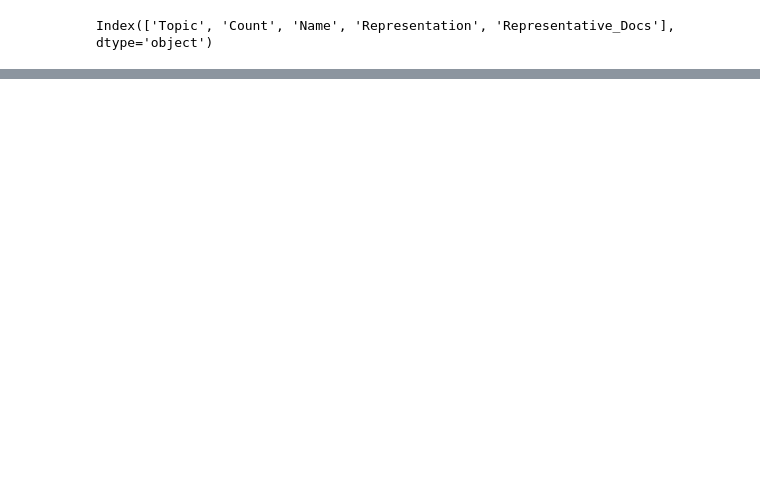
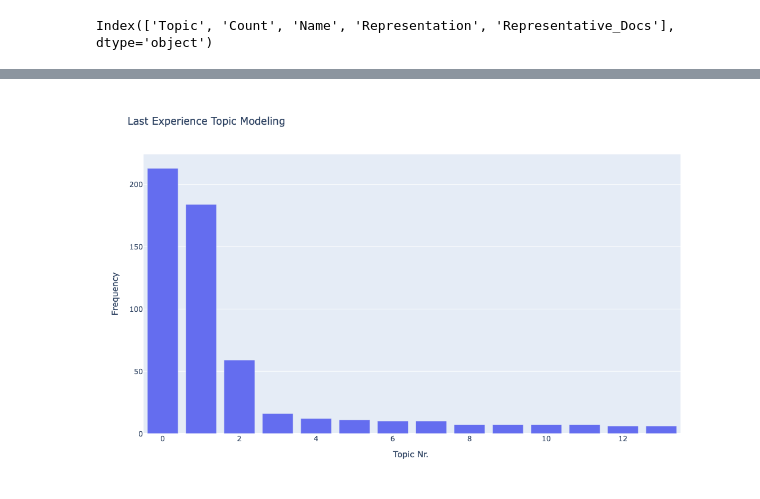
Before and after one commit to lynn-twinkl/joe_competitor_survey_analysis, a Jupyter notebook: draft-notebook.ipynb, the cells around one changed output, grey strips where cells are left out. Saved outputs shown, nothing was run; the diff lists cells and outputs as text; code cells hidden in the pictures; blank space fills up the shorter version.

```diff
--- a/draft-notebook.ipynb
+++ b/draft-notebook.ipynb
@@ -622,0 +611,2 @@ topic_freq_barchart
+# %%
+last_experience_responses = raw_df['How would you describe your last experience with Twinkl?'].dropna().tolist()
@@ -622,0 +617,10 @@ topic_freq_barchart
+# %%
+from nltk.tokenize import sent_tokenize
+sentences = []
+for response in last_experience_responses:
+    for sentence in sent_tokenize(response):
+        sentences.append(sentence)
+# %%
+umap_model_1 = UMAP(n_neighbors=5, n_components=5, min_dist=0.0, metric='cosine', random_state=42)
+
+hdbscan_model_1 = HDBSCAN(min_cluster_size=5, metric='euclidean', cluster_selection_method='eom', prediction_data=True)
@@ -622,0 +723,8 @@ topic_freq_barchart
+# %%
+last_experience_topics_df = topic_model_1.get_topic_info()
+# %%
+last_experience_topics_barchart = create_topicFreq_chart(last_experience_topics_df, chart_title="Last Experience Topic Modeling", xaxis_title='Topic Nr.')
+
+last_experience_topics_barchart
+# %% [output]
+[figure, added]
```
Also changed, not shown: parts of 8 cells of this notebook.
